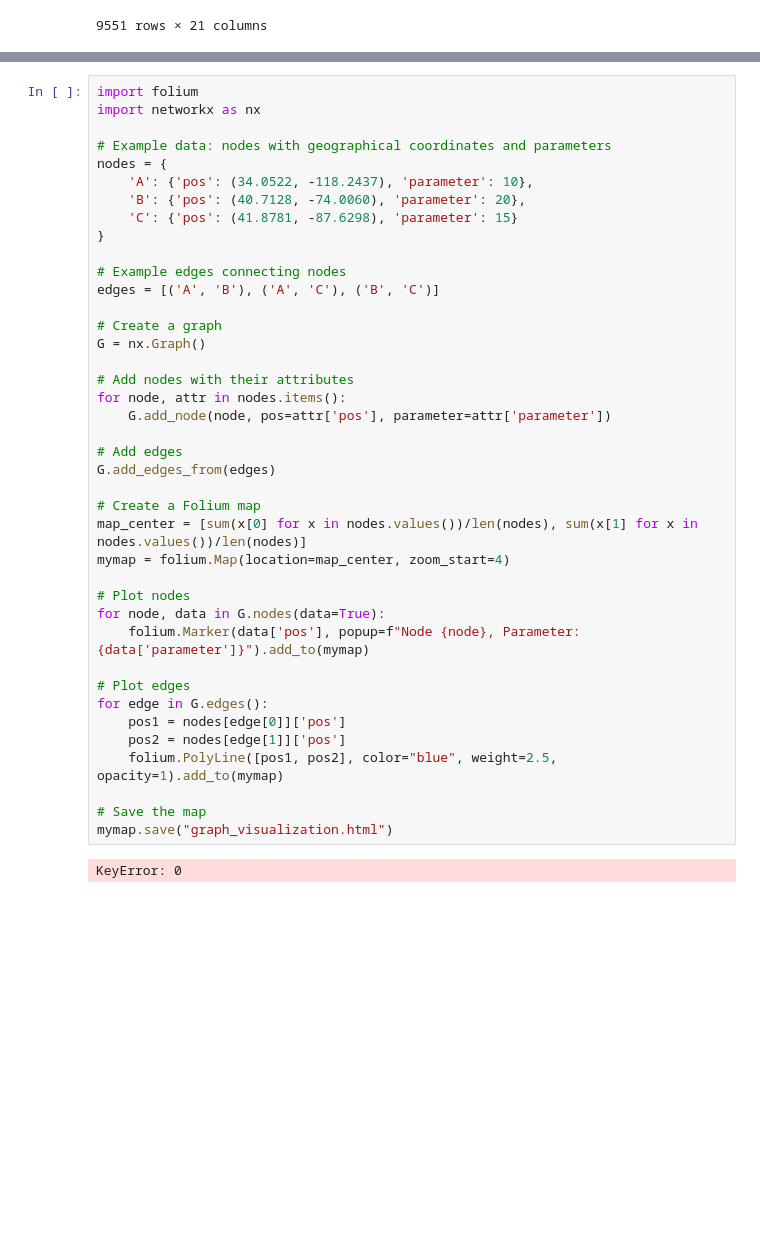
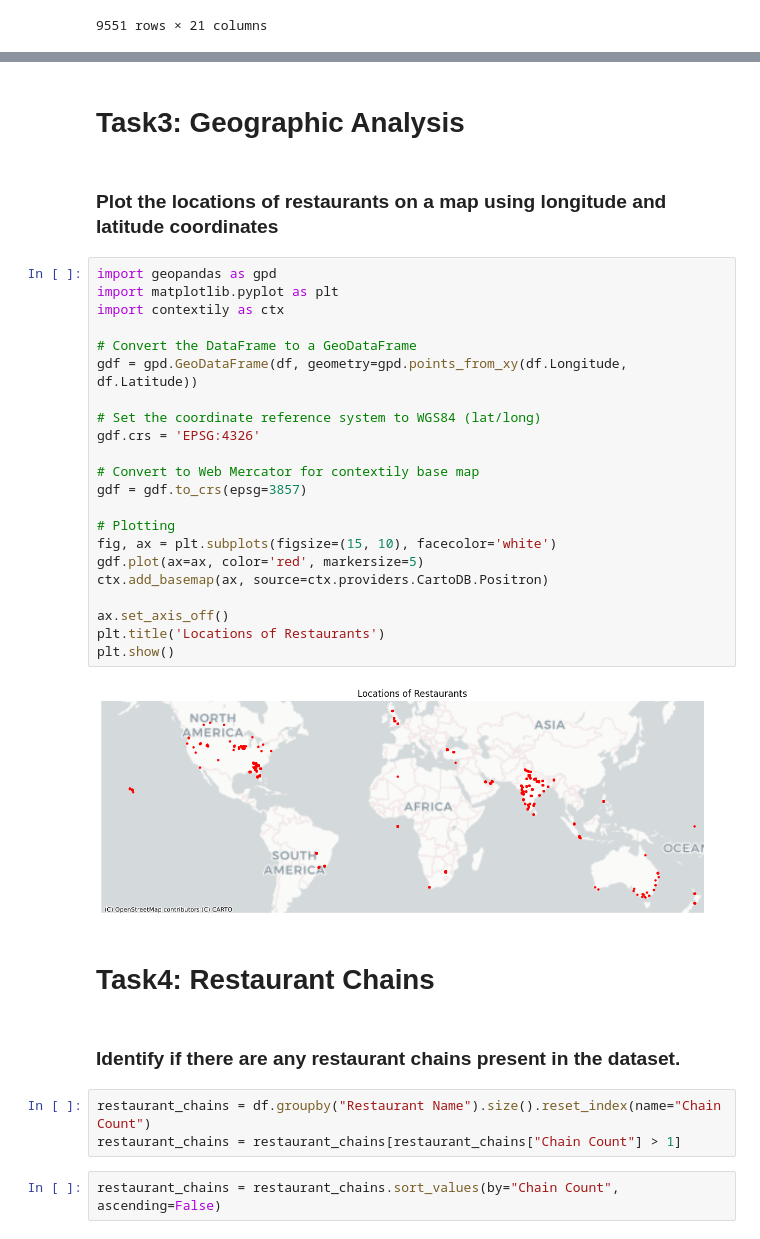
Before and after one commit to mayurdalvi3003/Cognifyz-Technology-Internship-Tasks, a Jupyter notebook: Level2/Level2 tasks.ipynb, the cells around one changed output, grey strips where cells are left out. Cells and saved outputs as stored; diff of their text form; blank space fills up the shorter version.

Commit message:
completed all tasks succesfully

```diff
--- a/Level2/Level2 tasks.ipynb
+++ b/Level2/Level2 tasks.ipynb
@@ -103,42 +83,37 @@ Successfully installed branca-0.7.1 folium-0.16.0 xyzservices-2023.10.1
+# %% [markdown]
+# Task3: Geographic Analysis
+# %% [markdown]
+###  Plot the locations of restaurants on a map using longitude and latitude coordinates
 # %%
-import folium
-import networkx as nx
+import geopandas as gpd
+import matplotlib.pyplot as plt
+import contextily as ctx
 
-# Example data: nodes with geographical coordinates and parameters
-nodes = {
-    'A': {'pos': (34.0522, -118.2437), 'parameter': 10},
-    'B': {'pos': (40.7128, -74.0060), 'parameter': 20},
-    'C': {'pos': (41.8781, -87.6298), 'parameter': 15}
-}
+# Convert the DataFrame to a GeoDataFrame
+gdf = gpd.GeoDataFrame(df, geometry=gpd.points_from_xy(df.Longitude, df.Latitude))
 
-# Example edges connecting nodes
-edges = [('A', 'B'), ('A', 'C'), ('B', 'C')]
+# Set the coordinate reference system to WGS84 (lat/long)
+gdf.crs = 'EPSG:4326'
 
-# Create a graph
-G = nx.Graph()
+# Convert to Web Mercator for contextily base map
+gdf = gdf.to_crs(epsg=3857)
 
-# Add nodes with their attributes
-for node, attr in nodes.items():
-    G.add_node(node, pos=attr['pos'], parameter=attr['parameter'])
+# Plotting
+fig, ax = plt.subplots(figsize=(15, 10), facecolor='white')
+gdf.plot(ax=ax, color='red', markersize=5)
+ctx.add_basemap(ax, source=ctx.providers.CartoDB.Positron)
 
-# Add edges
-G.add_edges_from(edges)
-
-# Create a Folium map
-map_center = [sum(x[0] for x in nodes.values())/len(nodes), sum(x[1] for x in nodes.values())/len(nodes)]
-mymap = folium.Map(location=map_center, zoom_start=4)
-
-# Plot nodes
-for node, data in G.nodes(data=True):
-    folium.Marker(data['pos'], popup=f"Node {node}, Parameter: {data['parameter']}").add_to(mymap)
-
-# Plot edges
-for edge in G.edges():
-    pos1 = nodes[edge[0]]['pos']
-    pos2 = nodes[edge[1]]['pos']
-    folium.PolyLine([pos1, pos2], color="blue", weight=2.5, opacity=1).add_to(mymap)
-
-# Save the map
-mymap.save("graph_visualization.html")
+ax.set_axis_off()
+plt.title('Locations of Restaurants')
+plt.show()
 # %% [output]
-KeyError: 0
+[figure, added]
+# %% [markdown]
+# Task4: Restaurant Chains
+# %% [markdown]
+### Identify if there are any restaurant chains present in the dataset.
+# %%
+restaurant_chains = df.groupby("Restaurant Name").size().reset_index(name="Chain Count")
+restaurant_chains = restaurant_chains[restaurant_chains["Chain Count"] > 1]
+# %%
+restaurant_chains = restaurant_chains.sort_values(by="Chain Count", ascending=False)
```
Also changed, not shown: parts of 11 cells of this notebook.
